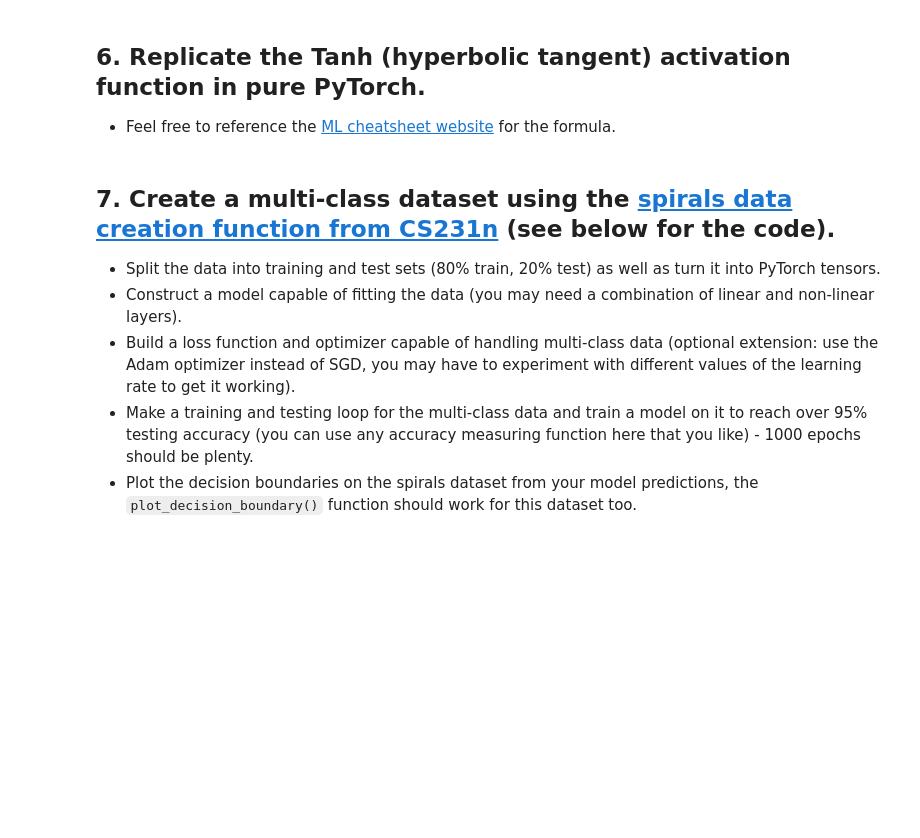
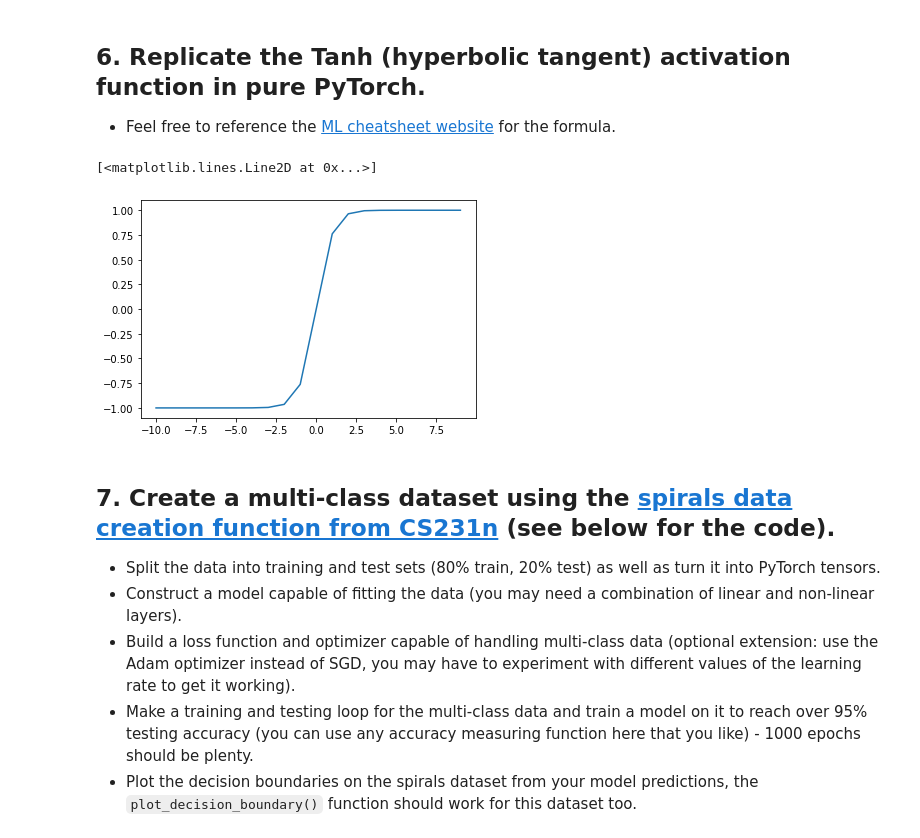
Before and after one commit to E1250/ztm-pytorch, a Jupyter notebook: 02_pytorch_classification_exercises.ipynb, the cells around one changed output. Cells and saved outputs as stored; diff of their text form; code cells hidden in the pictures; blank space fills up the shorter version.

```diff
--- a/02_pytorch_classification_exercises.ipynb
+++ b/02_pytorch_classification_exercises.ipynb
@@ -214,10 +263,16 @@ def plot_decision_boundary(model, X, y):
   * Feel free to reference the [ML cheatsheet website](https://ml-cheatsheet.readthedocs.io/en/latest/activation_functions.html#tanh) for the formula.
 # %%
 # Create a straight line tensor
+line_tensor = torch.arange(-10,10,1)
 # %%
 # Test torch.tanh() on the tensor and plot it
+value = torch.tanh(line_tensor)
 # %%
 # Replicate torch.tanh() and plot it
+plt.plot(line_tensor,value)
+# %% [output]
+[<matplotlib.lines.Line2D at 0x...>]
+[figure, added]
 # %% [markdown]
 ## 7. Create a multi-class dataset using the [spirals data creation function from CS231n](https://cs231n.github.io/neural-networks-case-study/) (see below for the code).
   * Split the data into training and test sets (80% train, 20% test) as well as turn it into PyTorch tensors.
```
Also changed, not shown: parts of 7 cells of this notebook.
